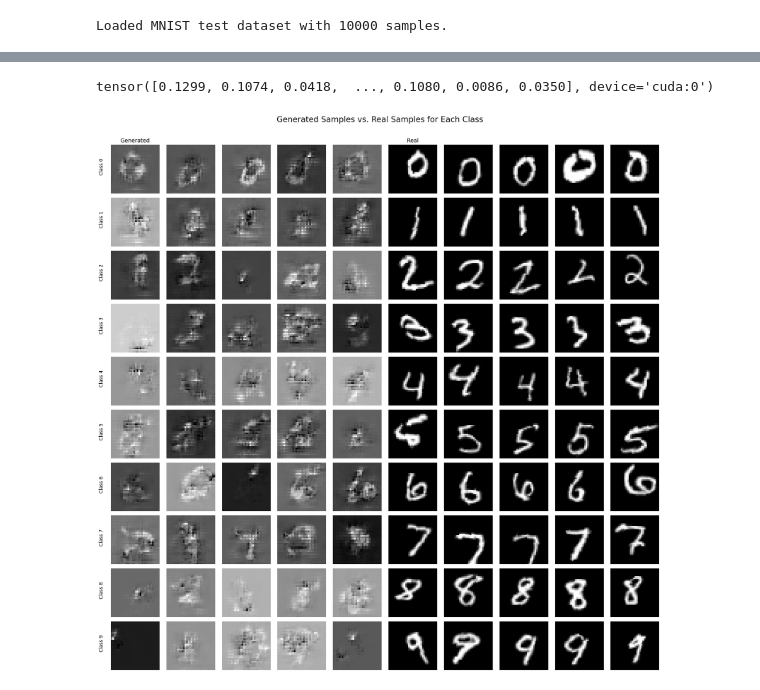
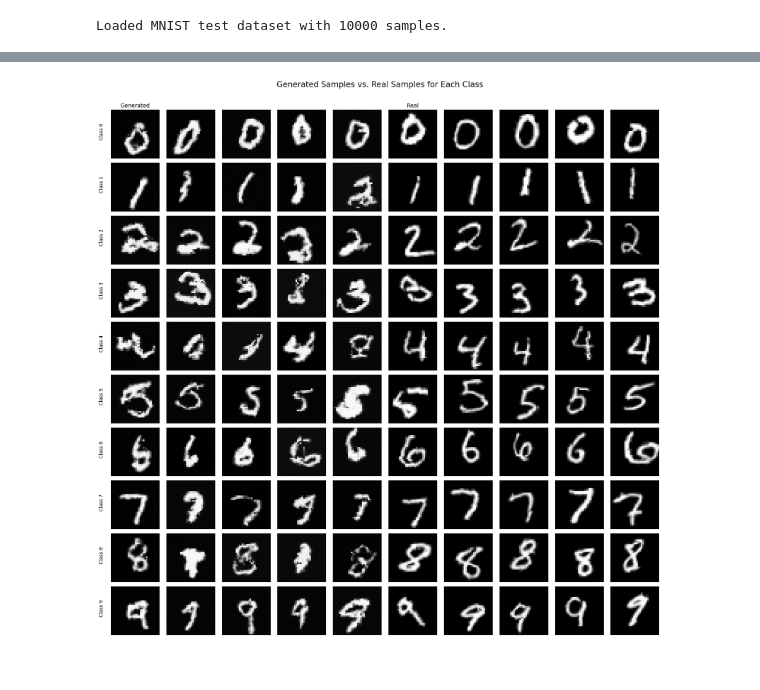
Before and after one commit to e1444/dnf, a Jupyter notebook: notebooks/inference.ipynb, the cells around one changed output, grey strips where cells are left out. Saved outputs shown, nothing was run; the diff lists cells and outputs as text; code cells hidden in the pictures.

```diff
--- a/notebooks/inference.ipynb
+++ b/notebooks/inference.ipynb
@@ -40,7 +40,7 @@ cfg = OmegaConf.load(os.path.join(conf_path, 'config.yaml'))
 
 # Define which specific configs to load for this run
 # This makes it easy to switch models or datasets later
-model_config_name = "dglow_resnet.yaml"
+model_config_name = "dglow.yaml"
 data_config_name = "mnist.yaml"
 training_config_name = "default.yaml"
 
@@ -60,6 +60,7 @@ cfg = OmegaConf.merge(
 # The load_mnist function from the project returns DataLoaders.
 # We need the underlying dataset for some evaluation metrics.
 cfg.data.dataset.path = os.path.join(project_root, cfg.data.dataset.path)
+cfg.data.dataset.num_workers = 1
 _, test_loader = load_mnist(cfg.data)
 test_dataset = test_loader.dataset
 
@@ -68,11 +69,10 @@ print(f"Loaded MNIST test dataset with {len(test_dataset)} samples.")
 Loaded MNIST test dataset with 10000 samples.
 # %%
 # --- 1. Instantiate a new model ---
-cfg.model.hidden_channels = 512
 model = hydra.utils.instantiate(cfg.model, _convert_="partial").to(device)
 
 # --- 2. Load the checkpoint file ---
-CHECKPOINT_PATH = "/home/e1444/scratch/dnf/logs/2025-11-19/23-05-29/checkpoint_epoch_105.pth" # Specify
+CHECKPOINT_PATH = "/home/e1444/scratch/dnf/logs/2025-12-01/19-58-15/checkpoint_epoch_115.pth" # Specify
 if not os.path.exists(CHECKPOINT_PATH):
     raise FileNotFoundError(f"Checkpoint file not found at '{CHECKPOINT_PATH}'. Please update the path.")
 
@@ -83,8 +83,10 @@ checkpoint = torch.load(CHECKPOINT_PATH, map_location=device)
 model.load_state_dict(checkpoint['model_state_dict'])
 
 # Load the trained means and variances for correct evaluation
-trainable_means = checkpoint['trainable_means'].to(device)
-trainable_v = checkpoint['trainable_v'].to(device)
+latent_mu = checkpoint['latent_mu'].to(device)
+latent_v = checkpoint['latent_v'].to(device)
+latent_U = checkpoint['latent_U'].to(device)
+latent_df = checkpoint['latent_df'].to(device)
 
 # --- 4. Set the model to evaluation mode ---
 model.eval()
@@ -123,4 +97,0 @@ tensor([[-0.0290,  0.2300, -0.0333,  ..., -0.0222,  0.0175,  0.1128],
-# %%
-torch.sqrt((trainable_means[0] - trainable_means[1]) ** 2)
-# %% [output]
-tensor([0.1299, 0.1074, 0.0418,  ..., 0.1080, 0.0086, 0.0350], device='cuda:0')
@@ -127,23 +108,23 @@ tensor([0.1299, 0.1074, 0.0418,  ..., 0.1080, 0.0086, 0.0350], device='cuda:0')
 # %%
 # --- 5. Generate and Visualize Class-wise Samples vs. Real Samples ---
-# Define grid size
-n_rows = 10  # One row for each class (0-9)
-n_cols = 5   # Number of samples to generate/show per class
-
-# Prepare real images by grouping them by class
-real_images_by_class = {i: [] for i in range(n_rows)}
-for img, label in test_dataset:
-    if len(real_images_by_class[label]) < n_cols:
-        real_images_by_class[label].append(img)
-
 # Create the figure
 fig, axes = plt.subplots(n_rows, n_cols * 2, figsize=(n_cols * 4, n_rows * 2))
 fig.suptitle('Generated Samples vs. Real Samples for Each Class', fontsize=20)
 
 with torch.no_grad():
     # 1. Create target distributions once
+    noise_dists1 = torch.distributions.Independent(
+        torch.distributions.Normal(loc=torch.zeros(512), scale=torch.ones(512)),
+        reinterpreted_batch_ndims=1
+    )
+    noise_dists2 = torch.distributions.Independent(
+        torch.distributions.Normal(loc=torch.zeros(256), scale=torch.ones(256)),
+        reinterpreted_batch_ndims=1
+    )
+    mean_v = latent_v.mean()
+    constrained_v = latent_v - mean_v
     target_dists = get_target_distributions(
-        trainable_means, trainable_v, cfg.training.num_classes
+        latent_mu, constrained_v, latent_U, latent_df, cfg.training.num_classes, device=device
     )
 
     # 2. Sample a batch of latent vectors for all classes at once
@@ -151,38 +132,43 @@ with torch.no_grad():
     z_batch = torch.cat(all_z_samples, dim=0) # Shape: (n_rows * n_cols, features)
 
     # 3. Reshape the batch for the model and generate all images in one go
-    z_batch_reshaped = z_batch.view(n_rows * n_cols, 1, 32, 32)
-    generated_images, _ = model.inverse(z_batch_reshaped) # Shape: (n_rows * n_cols, 1, 28, 28)
+    z_batch_reshaped = z_batch.view(n_rows * n_cols, 16, 4, 4)
+    z_batch_reshaped = [
+        noise_dists1.sample(sample_shape=(n_rows * n_cols,)).view(n_rows * n_cols, 2, 16, 16).to(device),
+        noise_dists2.sample(sample_shape=(n_rows * n_cols,)).view(n_rows * n_cols, 4, 8, 8).to(device),
+        z_batch_reshaped
+    ]
+    generated_images, _ = model.inverse(z_batch_reshaped) # Shape: (n_rows * n_cols, 1, 32, 32)
 
     # 4. Plot the generated and real images
     for class_idx in range(n_rows):
         # --- Plot the batch-generated images ---
         for sample_idx in range(n_cols):
             # Get the correct image from the generated batch
             image_index = class_idx * n_cols + sample_idx
             generated_image = generated_images[image_index]
 
             # Plot
             ax = axes[class_idx, sample_idx]
             ax.imshow(generated_image.squeeze().cpu().numpy(), cmap='gray')
             ax.axis('off')
             if sample_idx == 0 and class_idx == 0:
                 ax.set_title("Generated", fontsize=14)
 
         # --- Plot real images (no change here) ---
         for sample_idx in range(n_cols):
             real_image = real_images_by_class[class_idx][sample_idx]
             ax = axes[class_idx, n_cols + sample_idx]
             ax.imshow(real_image.squeeze().numpy(), cmap='gray')
             ax.axis('off')
             if sample_idx == 0 and class_idx == 0:
                 ax.set_title("Real", fontsize=14)
 
         # Add a label for the class on the far left of each row
         axes[class_idx, 0].text(-5, 14, f"Class {class_idx}", verticalalignment='center', horizontalalignment='right', fontsize=12, rotation=90)
 
 
 plt.tight_layout(rect=[0, 0, 1, 0.97])
 plt.show()
 # %% [output]
-[figure, old version]
+[figure, new version]
```
Also changed, not shown: parts of 5 cells of this notebook, 1 other file.
